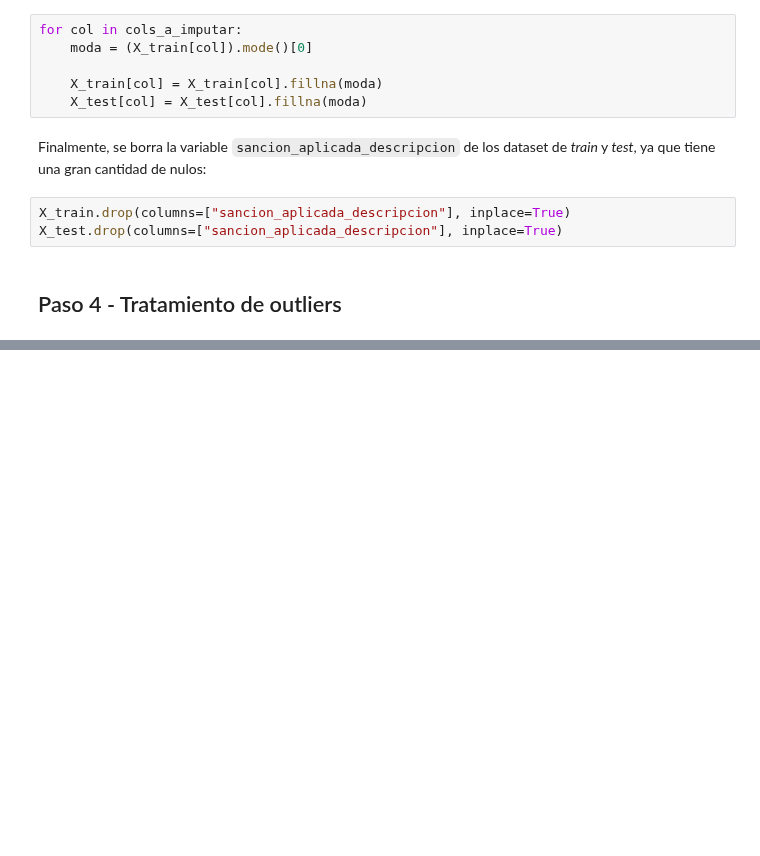
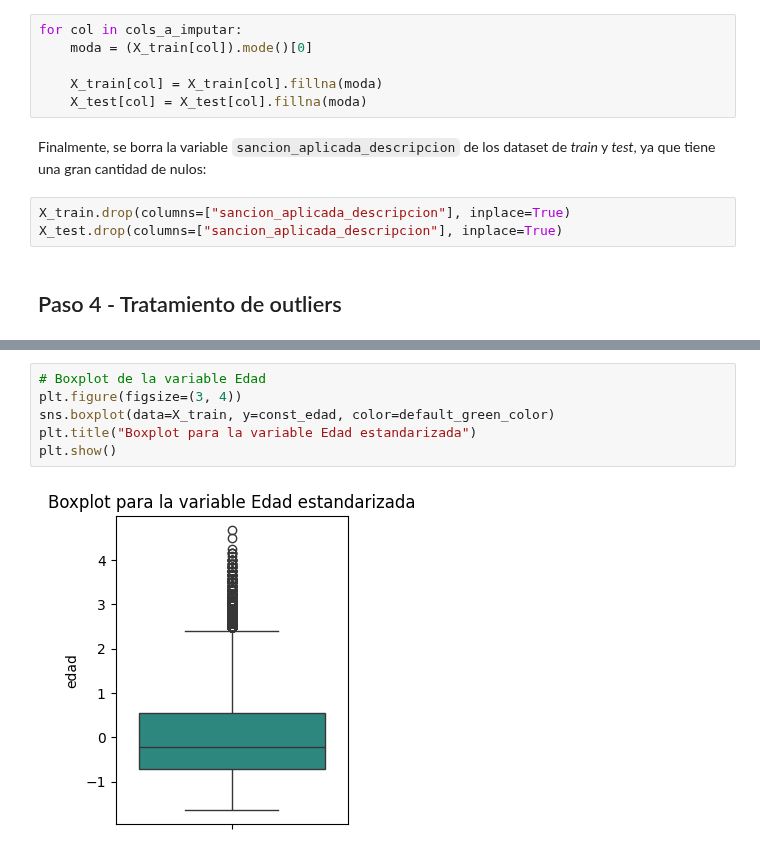
Before and after one commit to gasper-az/CEIA_Analisis_de_datos, a Jupyter notebook: trabajos_practicos/resolucion_tp_02/tp_02.ipynb, the cells around one changed output, grey strips where cells are left out. Saved outputs shown, nothing was run; the diff lists cells and outputs as text; blank space fills up the shorter version.

```diff
--- a/trabajos_practicos/resolucion_tp_02/tp_02.ipynb
+++ b/trabajos_practicos/resolucion_tp_02/tp_02.ipynb
@@ -662,0 +702,8 @@ X_test.drop(columns=["sancion_aplicada_descripcion"], inplace=True)
+# %%
+# Boxplot de la variable Edad
+plt.figure(figsize=(3, 4))
+sns.boxplot(data=X_train, y=const_edad, color=default_green_color)
+plt.title("Boxplot para la variable Edad estandarizada")
+plt.show()
+# %% [output]
+[figure, added]
```
Also changed, not shown: parts of 23 cells of this notebook.
